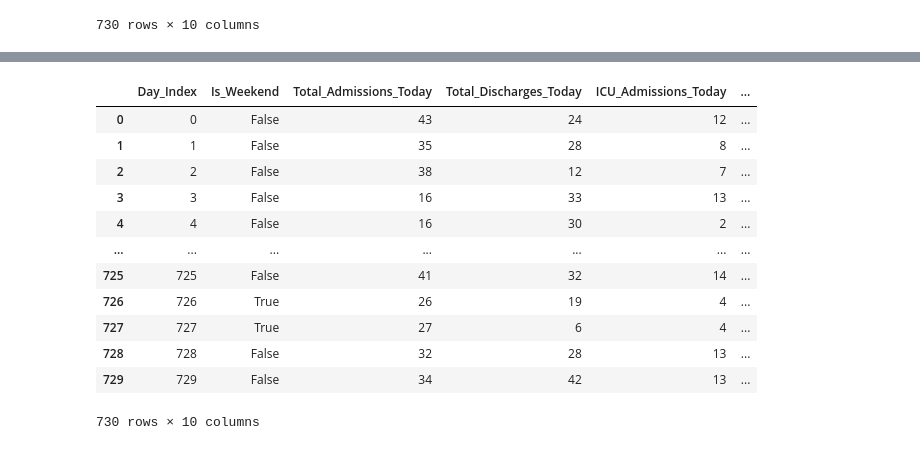
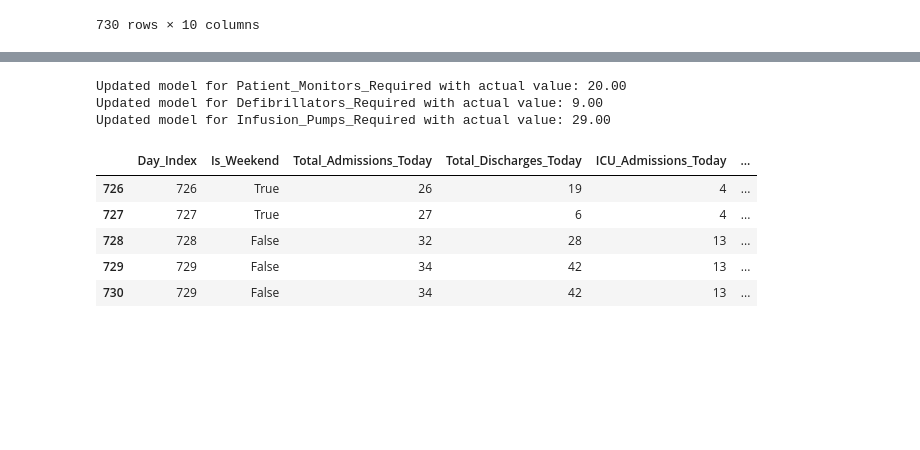
Before and after one commit to HARSHDIPSAHA/APT-project, a Jupyter notebook: predbed/EQUIPMENT_PREDICTION.IPYNB, the cells around one changed output, grey strips where cells are left out. Drawn from its saved outputs; the diff is of its cells as text; code cells hidden in the pictures; blank space fills up the shorter version.

```diff
--- a/predbed/EQUIPMENT_PREDICTION.IPYNB
+++ b/predbed/EQUIPMENT_PREDICTION.IPYNB
@@ -438,16 +206,56 @@ Best ARIMA(4, 1, 1) for Infusion_Pumps_Required
+# %%
+import pandas as pd
+import numpy as np
+import joblib
+from statsmodels.tsa.statespace.sarimax import SARIMAX
+
+# Load dataset
+df = pd.read_csv("equipment_data.csv")
+df = df.apply(pd.to_numeric, errors='coerce')
+
+# Define features and targets
+features = [
+    'Total_Discharges_Today', 'ICU_Admissions_Today', 'Surgeries_Today', 'Bed_Occupancy_Rate'
+]
+targets = ["Patient_Monitors_Required", "Defibrillators_Required", "Infusion_Pumps_Required"]
+
+# Load trained models
+models = {target: joblib.load(f"arima_{target.replace(' ', '_')}.pkl") for target in targets}
+
+def update_model_with_actual(models, new_data):
+    """
+    Fine-tune ARIMA models with new actual values.
+    """
+    for target, model in models.items():
+        try:
+            # Extract new actual value
+            new_actual_value = new_data[target].values[0]
+            new_exog = new_data[features].values
+
+            # Update model with new data (online learning)
+            model = model.extend([new_actual_value], exog=new_exog)
+
+            # Save updated model
+            model_path = f"arima_{target.replace(' ', '_')}.pkl"
+            joblib.dump(model, model_path)
+
+            print(f"Updated model for {target} with actual value: {new_actual_value:.2f}")
+        except Exception as e:
+            print(f"Error updating model for {target}: {e}")
+
+# Simulating new actual data (latest row)
+latest_data = df.iloc[[-1]].copy()  # Assuming last row is the new actual value
+update_model_with_actual(models, latest_data)
+# %% [output]
+Updated model for Patient_Monitors_Required with actual value: 20.00
+Updated model for Defibrillators_Required with actual value: 9.00
+Updated model for Infusion_Pumps_Required with actual value: 29.00
 # %%
-df
+df.tail()
 # %% [output]
 |  | Day_Index | Is_Weekend | Total_Admissions_Today | Total_Discharges_Today | ICU_Admissions_Today | ... |
-| 0 | 0 | False | 43 | 24 | 12 | ... |
-| 1 | 1 | False | 35 | 28 | 8 | ... |
-| 2 | 2 | False | 38 | 12 | 7 | ... |
-| 3 | 3 | False | 16 | 33 | 13 | ... |
-| 4 | 4 | False | 16 | 30 | 2 | ... |
-| ... | ... | ... | ... | ... | ... | ... |
-| 725 | 725 | False | 41 | 32 | 14 | ... |
 | 726 | 726 | True | 26 | 19 | 4 | ... |
 | 727 | 727 | True | 27 | 6 | 4 | ... |
 | 728 | 728 | False | 32 | 28 | 13 | ... |
 | 729 | 729 | False | 34 | 42 | 13 | ... |
+| 730 | 729 | False | 34 | 42 | 13 | ... |
-730 rows × 10 columns
```
Also changed, not shown: parts of 4 cells of this notebook, 12 other files.
